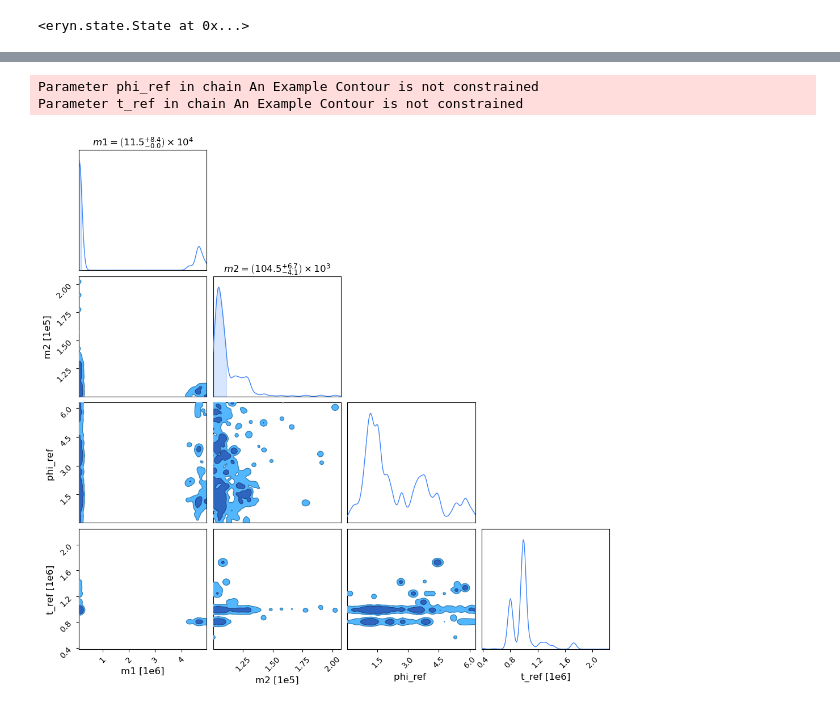
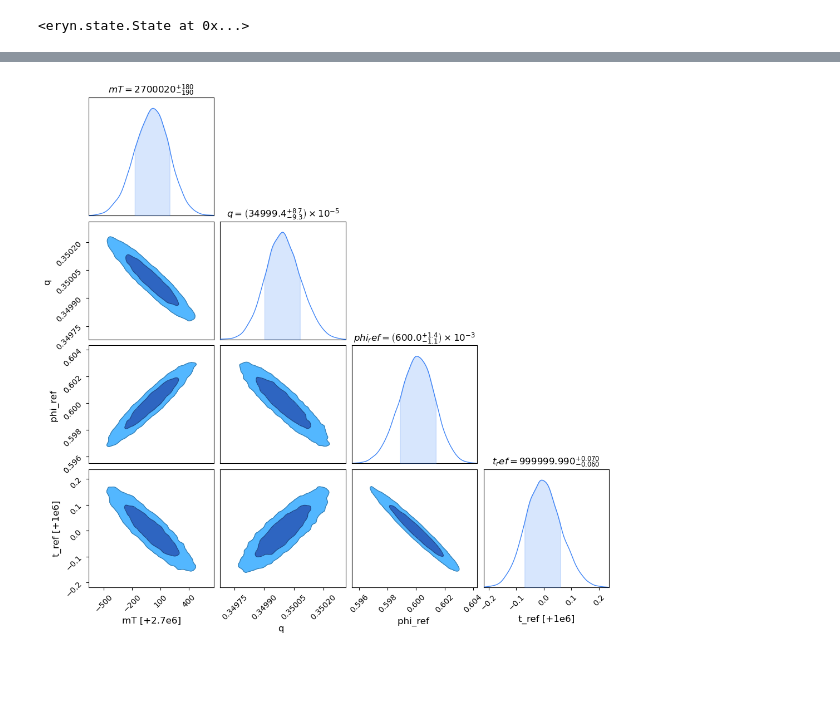
Before and after one commit to mikekatz04/LATW, a Jupyter notebook: tutorials/tutorial_answers/Tutorial4-complete.ipynb, the cells around one changed output, grey strips where cells are left out. Saved outputs shown, nothing was run; the diff lists cells and outputs as text; code cells hidden in the pictures; blank space fills up the shorter version.

```diff
--- a/tutorials/tutorial_answers/Tutorial4-complete.ipynb
+++ b/tutorials/tutorial_answers/Tutorial4-complete.ipynb
@@ -277,23 +286,33 @@ No CuPy
 # how many frequencies to use
 length_f_het = 128
 
+mT = injection_params[0]
+q = injection_params[1]
+
+transformed_injection_params = injection_params.copy()
+transformed_injection_params[0] = mT / (1 + q)
+transformed_injection_params[1] = mT * q / (1 + q)
 # initialize Likelihood
 like_het = HeterodynedLikelihood(
     tdi_wave_gen,
     freqs,
     data[:],
-    injection_params,
+    transformed_injection_params,
     length_f_het,
 )
 
-like_het.get_ll(injection_params[None, :].T)
+like_het.get_ll(transformed_injection_params[None, :].T)
 # %% [output]
 array([-0.00275878])
 # %%
 def het_wrapper_likelihood(x, fixed_parameters, freqs, het_like):
     all_parameters = np.zeros(12)
-    all_parameters[0] = x[0]
-    all_parameters[1] = x[1]
+    mT = x[0]
+    q = x[1]
+    all_parameters[0] = mT / (1 + q)
+    all_parameters[1] = mT * q / (1 + q)
+
+    #
     all_parameters[5] = x[2]
     all_parameters[-1] = x[3]
 
@@ -313,7 +342,11 @@ Let's check how well the heterodyning method matches the base likelihood by samp
 num = 10
 for params in priors["mbh"].rvs(num):
     update_params = injection_params.copy()
-    update_params[np.array([0, 1, 5, 11])] = params
+    mT = params[0]
+    q = params[1]
+    m1 = mT / (1 + q)
+    m2 = mT * q / (1 + q)
+    update_params[np.array([0, 1, 5, 11])] = np.array([m1, m2, params[2], params[3]])
     like_het.init_heterodyne_info(
         update_params
     )
@@ -351,8 +368,9 @@ start_params[0, 0, 0], injection_params_sub
 # %%
-injection_params_sub = np.array([m1, m2, phi_ref, t_ref])
-start_params = injection_params_sub[None, None, None, :] * (1 + 1e-4 * np.random.randn(ntemps, nwalkers, 1, 4))
+injection_params_sub = np.array([m1 + m2, m2 / m1, phi_ref, t_ref])
+start_params = injection_params_sub[None, None, None, :] * (1 + 1e-7 * np.random.randn(ntemps, nwalkers, 1, 4))
 start_params[:, :, :, 2] %= (2 * np.pi)
 het_start_state = State({"mbh": start_params})
+het_sampler.backend.reset(*het_sampler.backend.reset_args,**het_sampler.backend.reset_kwargs)
 het_sampler.run_mcmc(het_start_state, 1000, burn=200, progress=True)
 # %% [output]
 <eryn.state.State at 0x...>
@@ -359,12 +397,10 @@ het_sampler.run_mcmc(het_start_state, 1000, burn=200, progress=True)
 # %%
 from chainconsumer import Chain, ChainConsumer, make_sample
 import pandas as pd
 samples = het_sampler.get_chain()["mbh"][:, 0].reshape(-1, 4)
-df = pd.DataFrame(samples, columns=["m1", "m2", "phi_ref", "t_ref"])
+df = pd.DataFrame(samples, columns=["mT", "q", "phi_ref", "t_ref"])
 c = ChainConsumer()
 c.add_chain(Chain(samples=df, name="An Example Contour"))
 fig = c.plotter.plot()
 # %% [output]
-Parameter phi_ref in chain An Example Contour is not constrained
-Parameter t_ref in chain An Example Contour is not constrained
-[figure, old version]
+[figure, new version]
```
Also changed, not shown: parts of 13 cells of this notebook, 4 other files.
